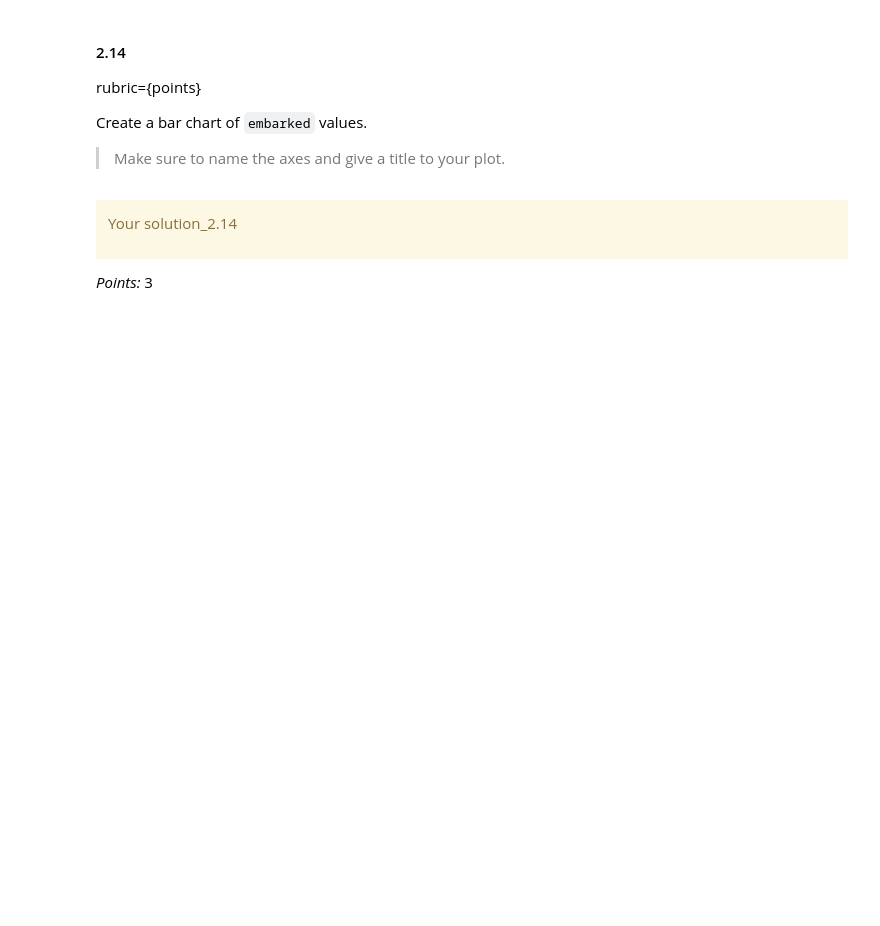
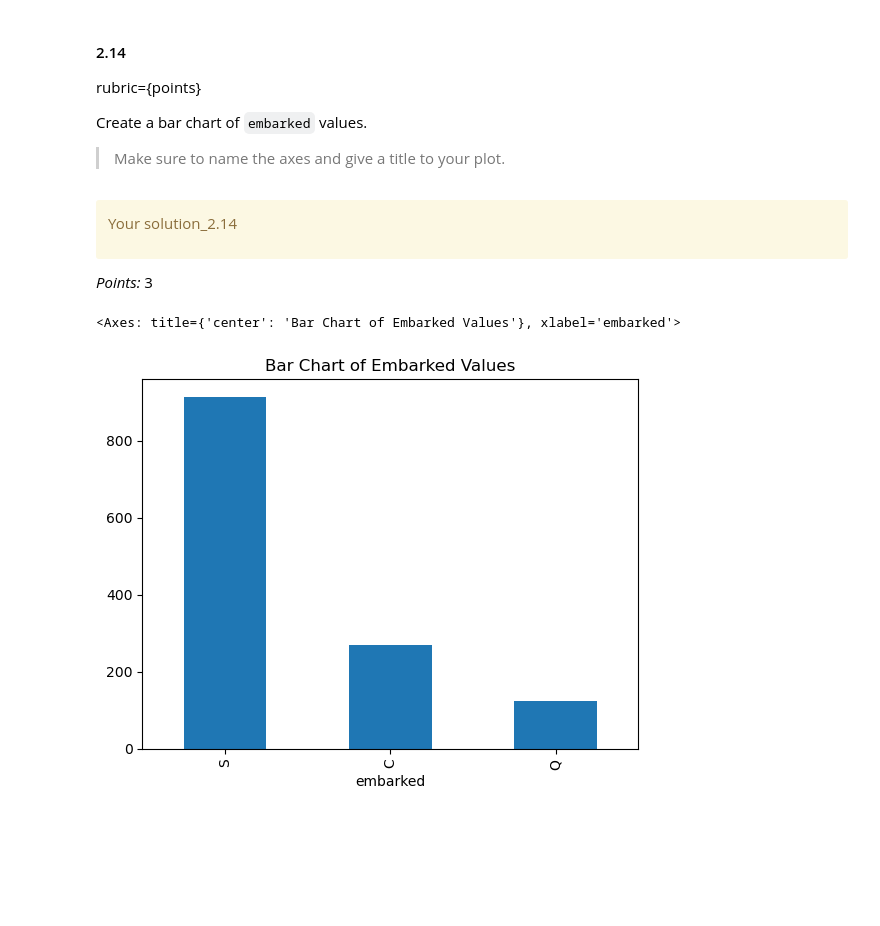
Before and after one commit to miketham24/cpsc330_hw1, a Jupyter notebook: hw1.ipynb, the cells around one changed output. Drawn from its saved outputs; the diff is of its cells as text; code cells hidden in the pictures; blank space fills up the shorter version.

```diff
--- a/hw1.ipynb
+++ b/hw1.ipynb
@@ -451,3 +505,8 @@ _Points:_ 3
+# %%
+titanic_df['embarked'].value_counts().plot.bar(title='Bar Chart of Embarked Values')
+# %% [output]
+<Axes: title={'center': 'Bar Chart of Embarked Values'}, xlabel='embarked'>
+[figure, added]
 # %% [markdown]
 <!-- END QUESTION -->
 
```
Also changed, not shown: parts of 27 cells of this notebook.
